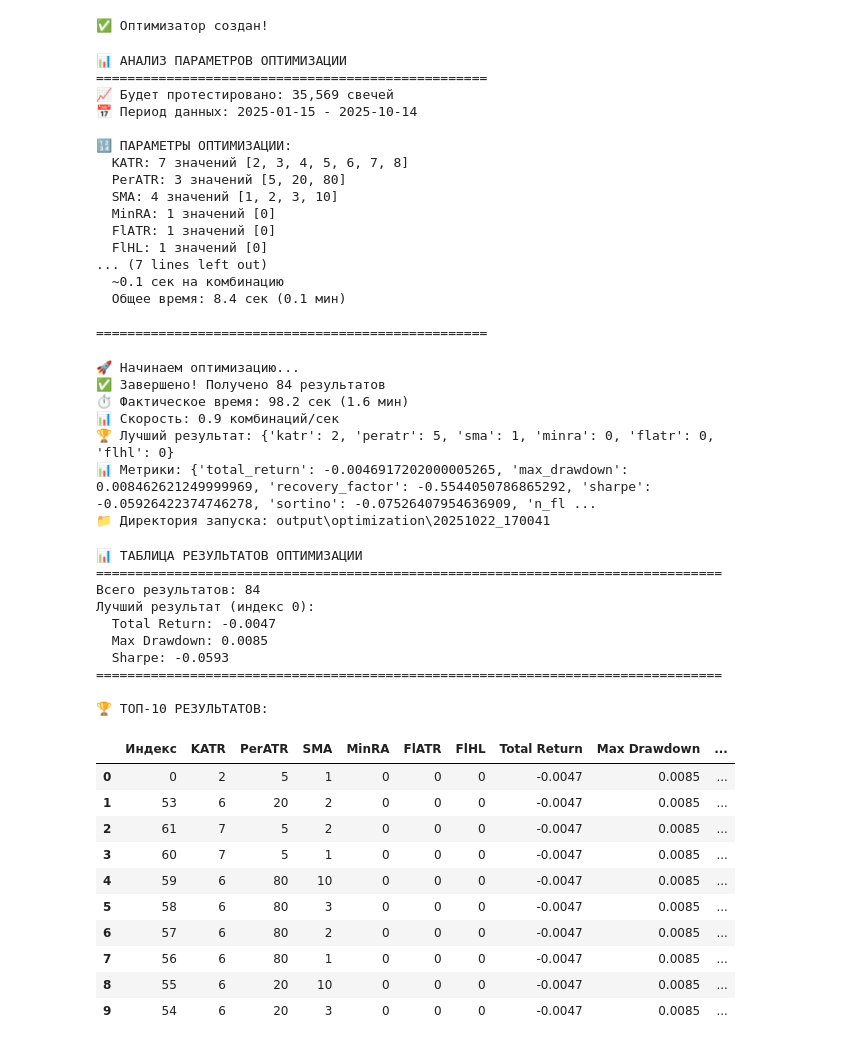
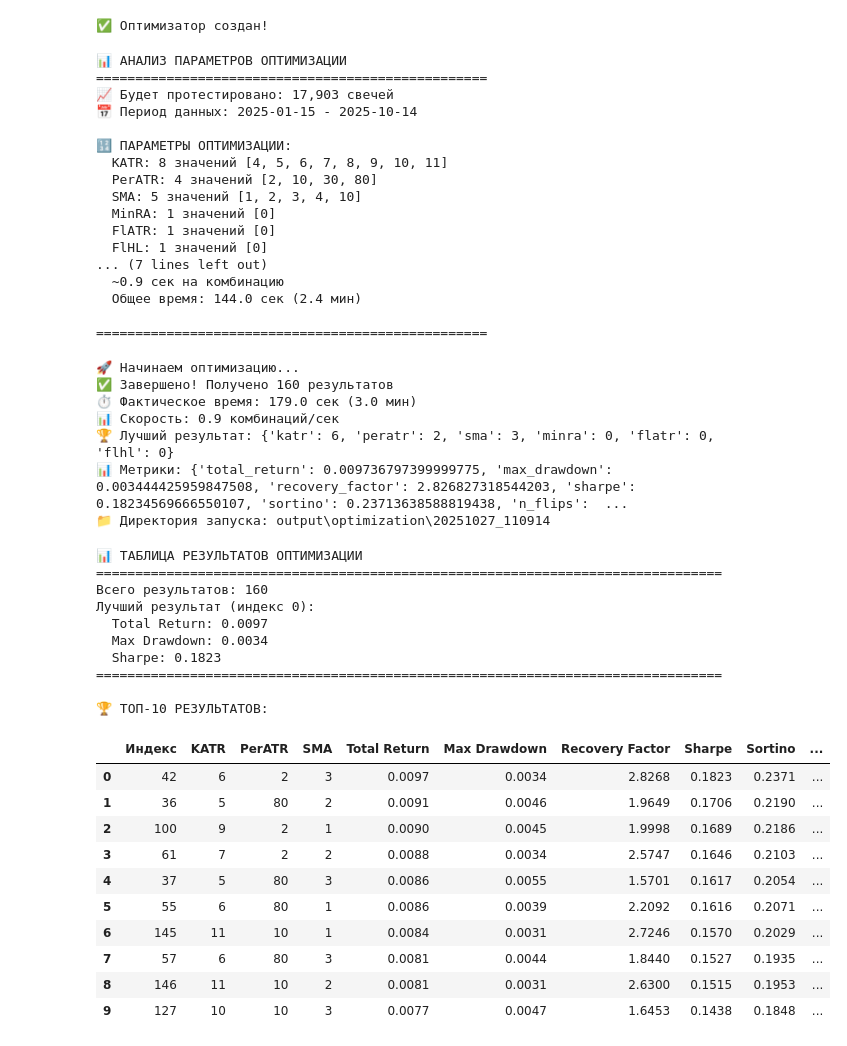
Before and after one commit to Evgenvg78/trend_optimization, a Jupyter notebook: test2.ipynb, the cells around one changed output. Drawn from its saved outputs; the diff is of its cells as text; code cells hidden in the pictures.

```diff
--- a/test2.ipynb
+++ b/test2.ipynb
@@ -79,7 +73,9 @@ loader = CSVLoader(DATA_DIR, use_cache=True)
 start_date = '2025-01-15'
 end_date = '2025-10-15'
 
-df = loader.load(TICKER, timeframe=5, start_date=start_date, end_date=end_date)
+timeframe = 10
+
+df = loader.load(TICKER, timeframe=timeframe, start_date=start_date, end_date=end_date)
 print(f"Данные: {len(df)} баров, период: {df.index[0]} - {df.index[-1]}")
 
 # Ячейка 4: Ваш анализ (например, Volatility Median)
@@ -92,7 +107,7 @@ def create_signal_config(parameters):
     """Разделяем параметры по назначению"""
     return SignalConfig(
         signal=SignalRegistry.get("SlopeSignal"),
-        signal_params={'threshold': 0.0001},  # SlopeSignal: threshold, absolute
+        signal_params={'threshold': 0.001},  # SlopeSignal: threshold, absolute
         indicator_params={
             'KATR': parameters.get('katr'),
             'PerATR': parameters.get('peratr'),
@@ -137,9 +152,9 @@ def build_indicator(df, params, *, verbose=False):
 # %%
 # Простой способ - создание из ваших данных
 your_params = {
-    "KATR": [2, 3, 4, 5, 6, 7, 8],
-    "PerATR": [5, 20, 80],
-    "SMA": [1, 2, 3, 10],
+    "KATR": [4, 5, 6, 7, 8, 9, 10, 11],
+    "PerATR": [2, 10, 30, 80],
+    "SMA": [1, 2, 3, 4, 10],
     "MinRA": [0],
     "FlATR": [0],
     "FlHL": [0]
@@ -202,7 +423,7 @@ print(f"  Комбинаций: {total_combinations:,}")
 print(f"  Формула: {' × '.join([str(len(values)) for values in your_params.values()])} = {total_combinations:,}")
 
 # 3. Оценка времени выполнения
-estimated_time_per_combination = 0.1  # секунд на комбинацию (примерно)
+estimated_time_per_combination = 0.9  # секунд на комбинацию (примерно)
 total_time_seconds = total_combinations * estimated_time_per_combination
 total_time_minutes = total_time_seconds / 60
 total_time_hours = total_time_minutes / 60
@@ -229,19 +450,19 @@ print("\n" + "=" * 50)
 # %% [output]
 📊 АНАЛИЗ ПАРАМЕТРОВ ОПТИМИЗАЦИИ
 ==================================================
-📈 Будет протестировано: 35,569 свечей
+📈 Будет протестировано: 17,903 свечей
 📅 Период данных: 2025-01-15 - 2025-10-14
 
 🔢 ПАРАМЕТРЫ ОПТИМИЗАЦИИ:
-  KATR: 7 значений [2, 3, 4, 5, 6, 7, 8]
-  PerATR: 3 значений [5, 20, 80]
-  SMA: 4 значений [1, 2, 3, 10]
+  KATR: 8 значений [4, 5, 6, 7, 8, 9, 10, 11]
+  PerATR: 4 значений [2, 10, 30, 80]
+  SMA: 5 значений [1, 2, 3, 4, 10]
   MinRA: 1 значений [0]
   FlATR: 1 значений [0]
   FlHL: 1 значений [0]
 ... (7 lines left out)
-  ~0.1 сек на комбинацию
-  Общее время: 8.4 сек (0.1 мин)
+  ~0.9 сек на комбинацию
+  Общее время: 144.0 сек (2.4 мин)
 
 ==================================================
 # %%
@@ -266,12 +487,12 @@ print(f"📊 Метрики: {best_result.metrics}")
 print(f"📁 Директория запуска: {run_dir}")
 # %% [output]
 🚀 Начинаем оптимизацию...
-✅ Завершено! Получено 84 результатов
-⏱️ Фактическое время: 98.2 сек (1.6 мин)
+✅ Завершено! Получено 160 результатов
+⏱️ Фактическое время: 179.0 сек (3.0 мин)
 📊 Скорость: 0.9 комбинаций/сек
-🏆 Лучший результат: {'katr': 2, 'peratr': 5, 'sma': 1, 'minra': 0, 'flatr': 0, 'flhl': 0}
-📊 Метрики: {'total_return': -0.0046917202000005265, 'max_drawdown': 0.008462621249999969, 'recovery_factor': -0.5544050786865292, 'sharpe': -0.05926422374746278, 'sortino': -0.07526407954636909, 'n_fl ...
-📁 Директория запуска: output\optimization\20251022_170041
+🏆 Лучший результат: {'katr': 6, 'peratr': 2, 'sma': 3, 'minra': 0, 'flatr': 0, 'flhl': 0}
+📊 Метрики: {'total_return': 0.009736797399999775, 'max_drawdown': 0.003444425959847508, 'recovery_factor': 2.826827318544203, 'sharpe': 0.18234569666550107, 'sortino': 0.23713638588819438, 'n_flips':  ...
+📁 Директория запуска: output\optimization\20251027_110914
 # %%
 # === ТАБЛИЦА РЕЗУЛЬТАТОВ ТЕСТИРОВАНИЯ ===
 import pandas as pd
@@ -284,55 +505,53 @@ for i, result in enumerate(results):
         'KATR': result.parameters.get('katr'),
         'PerATR': result.parameters.get('peratr'),
         'SMA': result.parameters.get('sma'),
-        'MinRA': result.parameters.get('minra'),
-        'FlATR': result.parameters.get('flatr'),
-        'FlHL': result.parameters.get('flhl'),
         'Total Return': result.metrics.get('total_return', 0),
         'Max Drawdown': result.metrics.get('max_drawdown', 0),
         'Recovery Factor': result.metrics.get('recovery_factor', 0),
         'Sharpe': result.metrics.get('sharpe', 0),
         'Sortino': result.metrics.get('sortino', 0),
         'Win Rate': result.metrics.get('win_rate', 0),
         'Profit Factor': result.metrics.get('profit_factor', 0),
-        'N Trades': result.metrics.get('n_trades', 0)
+        'N Trades': result.metrics.get('n_trades', 0),
+        'Wave_ratio': result.metrics.get('mean_wave_mfe_ratio', 0)
     }
     results_data.append(row)
 
 # Создаем DataFrame и сортируем по Total Return
 results_df = pd.DataFrame(results_data)
-results_df = results_df.sort_values('Total Return', ascending=False).reset_index(drop=True)
+results_df = results_df.sort_values('Sharpe', ascending=False).reset_index(drop=True)
 
 print("📊 ТАБЛИЦА РЕЗУЛЬТАТОВ ОПТИМИЗАЦИИ")
 print("=" * 80)
 print(f"Всего результатов: {len(results_df)}")
 print(f"Лучший результат (индекс {results_df.index[0]}):")
 print(f"  Total Return: {results_df.iloc[0]['Total Return']:.4f}")
 print(f"  Max Drawdown: {results_df.iloc[0]['Max Drawdown']:.4f}")
 print(f"  Sharpe: {results_df.iloc[0]['Sharpe']:.4f}")
 print("=" * 80)
 
 # Отображаем топ-10 результатов
 print("\n🏆 ТОП-10 РЕЗУЛЬТАТОВ:")
 display(results_df.head(10).round(4))
 # %% [output]
 📊 ТАБЛИЦА РЕЗУЛЬТАТОВ ОПТИМИЗАЦИИ
 ================================================================================
-Всего результатов: 84
+Всего результатов: 160
 Лучший результат (индекс 0):
-  Total Return: -0.0047
-  Max Drawdown: 0.0085
-  Sharpe: -0.0593
+  Total Return: 0.0097
+  Max Drawdown: 0.0034
+  Sharpe: 0.1823
 ================================================================================
 
 🏆 ТОП-10 РЕЗУЛЬТАТОВ:
-|  | Индекс | KATR | PerATR | SMA | MinRA | FlATR | FlHL | Total Return | Max Drawdown | ... |
-| 0 | 0 | 2 | 5 | 1 | 0 | 0 | 0 | -0.0047 | 0.0085 | ... |
-| 1 | 53 | 6 | 20 | 2 | 0 | 0 | 0 | -0.0047 | 0.0085 | ... |
-| 2 | 61 | 7 | 5 | 2 | 0 | 0 | 0 | -0.0047 | 0.0085 | ... |
-| 3 | 60 | 7 | 5 | 1 | 0 | 0 | 0 | -0.0047 | 0.0085 | ... |
-| 4 | 59 | 6 | 80 | 10 | 0 | 0 | 0 | -0.0047 | 0.0085 | ... |
-| 5 | 58 | 6 | 80 | 3 | 0 | 0 | 0 | -0.0047 | 0.0085 | ... |
-| 6 | 57 | 6 | 80 | 2 | 0 | 0 | 0 | -0.0047 | 0.0085 | ... |
-| 7 | 56 | 6 | 80 | 1 | 0 | 0 | 0 | -0.0047 | 0.0085 | ... |
-| 8 | 55 | 6 | 20 | 10 | 0 | 0 | 0 | -0.0047 | 0.0085 | ... |
-| 9 | 54 | 6 | 20 | 3 | 0 | 0 | 0 | -0.0047 | 0.0085 | ... |
+|  | Индекс | KATR | PerATR | SMA | Total Return | Max Drawdown | Recovery Factor | Sharpe | Sortino | ... |
+| 0 | 42 | 6 | 2 | 3 | 0.0097 | 0.0034 | 2.8268 | 0.1823 | 0.2371 | ... |
+| 1 | 36 | 5 | 80 | 2 | 0.0091 | 0.0046 | 1.9649 | 0.1706 | 0.2190 | ... |
+| 2 | 100 | 9 | 2 | 1 | 0.0090 | 0.0045 | 1.9998 | 0.1689 | 0.2186 | ... |
+| 3 | 61 | 7 | 2 | 2 | 0.0088 | 0.0034 | 2.5747 | 0.1646 | 0.2103 | ... |
+| 4 | 37 | 5 | 80 | 3 | 0.0086 | 0.0055 | 1.5701 | 0.1617 | 0.2054 | ... |
+| 5 | 55 | 6 | 80 | 1 | 0.0086 | 0.0039 | 2.2092 | 0.1616 | 0.2071 | ... |
+| 6 | 145 | 11 | 10 | 1 | 0.0084 | 0.0031 | 2.7246 | 0.1570 | 0.2029 | ... |
+| 7 | 57 | 6 | 80 | 3 | 0.0081 | 0.0044 | 1.8440 | 0.1527 | 0.1935 | ... |
+| 8 | 146 | 11 | 10 | 2 | 0.0081 | 0.0031 | 2.6300 | 0.1515 | 0.1953 | ... |
+| 9 | 127 | 10 | 10 | 3 | 0.0077 | 0.0047 | 1.6453 | 0.1438 | 0.1848 | ... |
```
Also changed, not shown: parts of 9 cells of this notebook, 1 other file.
